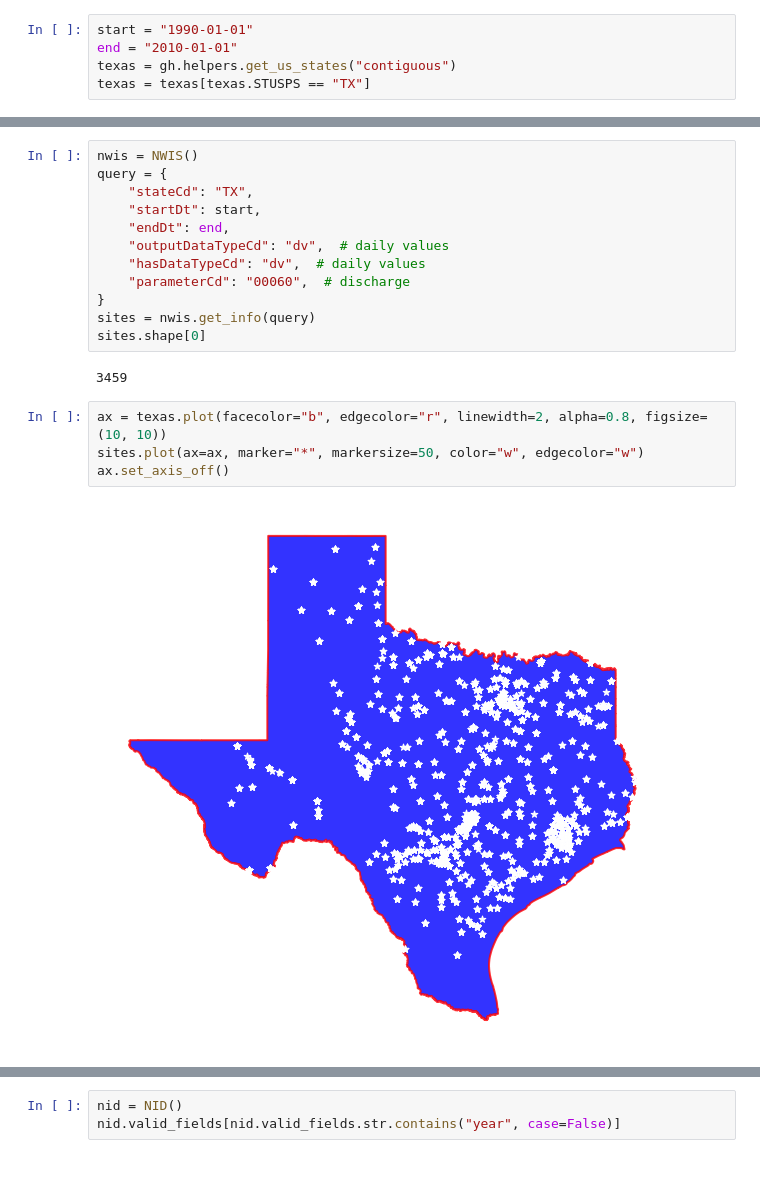
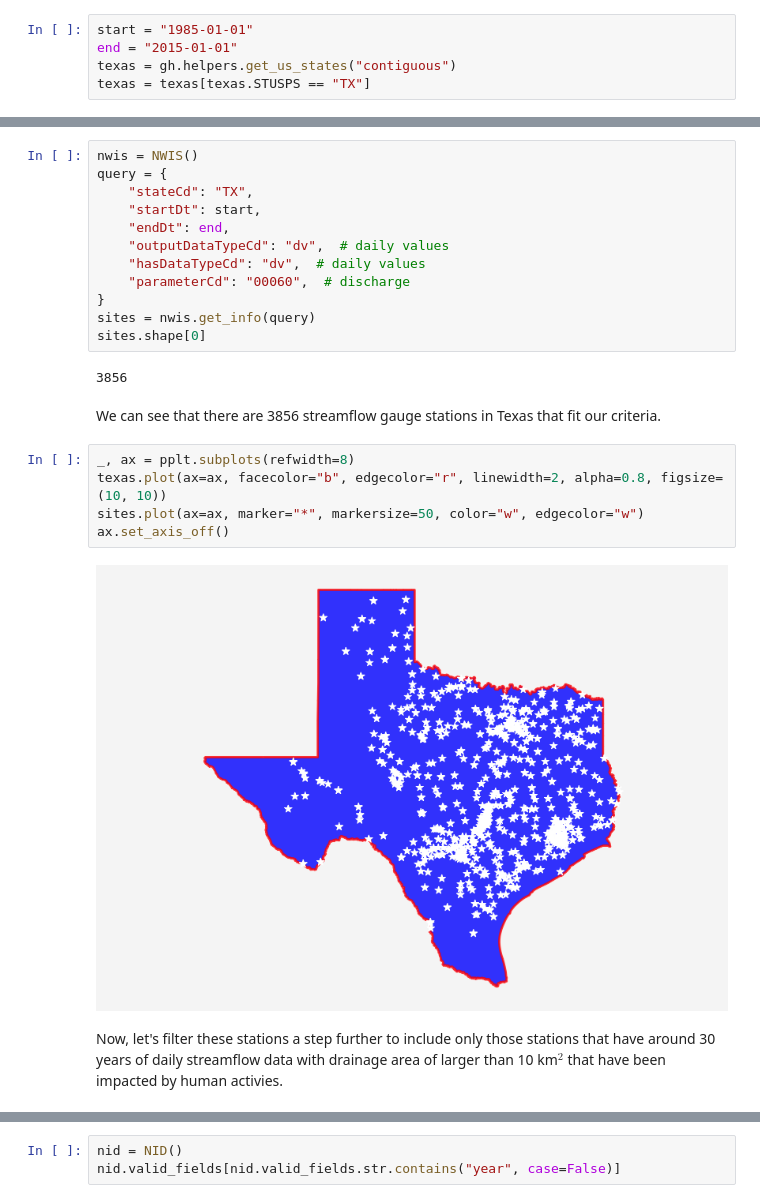
Before and after one commit to mhweber/AWRA2022GeoWorkshop, a Jupyter notebook: notebooks/dams.ipynb, the cells around one changed output, grey strips where cells are left out. Drawn from its saved outputs; the diff is of its cells as text; blank space fills up the shorter version.

```diff
--- a/notebooks/dams.ipynb
+++ b/notebooks/dams.ipynb
@@ -11,6 +23,6 @@ from shapely import ops
 # %%
-start = "1990-01-01"
-end = "2010-01-01"
+start = "1985-01-01"
+end = "2015-01-01"
 texas = gh.helpers.get_us_states("contiguous")
 texas = texas[texas.STUSPS == "TX"]
 # %%
@@ -31,13 +44,18 @@ query = {
 sites = nwis.get_info(query)
 sites.shape[0]
 # %% [output]
-3459
+3856
+# %% [markdown]
+We can see that there are 3856 streamflow gauge stations in Texas that fit our criteria.
 # %%
-ax = texas.plot(facecolor="b", edgecolor="r", linewidth=2, alpha=0.8, figsize=(10, 10))
+_, ax = pplt.subplots(refwidth=8)
+texas.plot(ax=ax, facecolor="b", edgecolor="r", linewidth=2, alpha=0.8, figsize=(10, 10))
 sites.plot(ax=ax, marker="*", markersize=50, color="w", edgecolor="w")
 ax.set_axis_off()
 # %% [output]
-[figure, old version]
+[figure, new version]
+# %% [markdown]
+Now, let's filter these stations a step further to include only those stations that have around 30 years of daily streamflow data with drainage area of larger than 10 km$^2$ that have been impacted by human activies.
 # %%
 sites = sites[
     (sites.parm_cd == "00060")  # discharge
```
Also changed, not shown: parts of 52 cells of this notebook.
